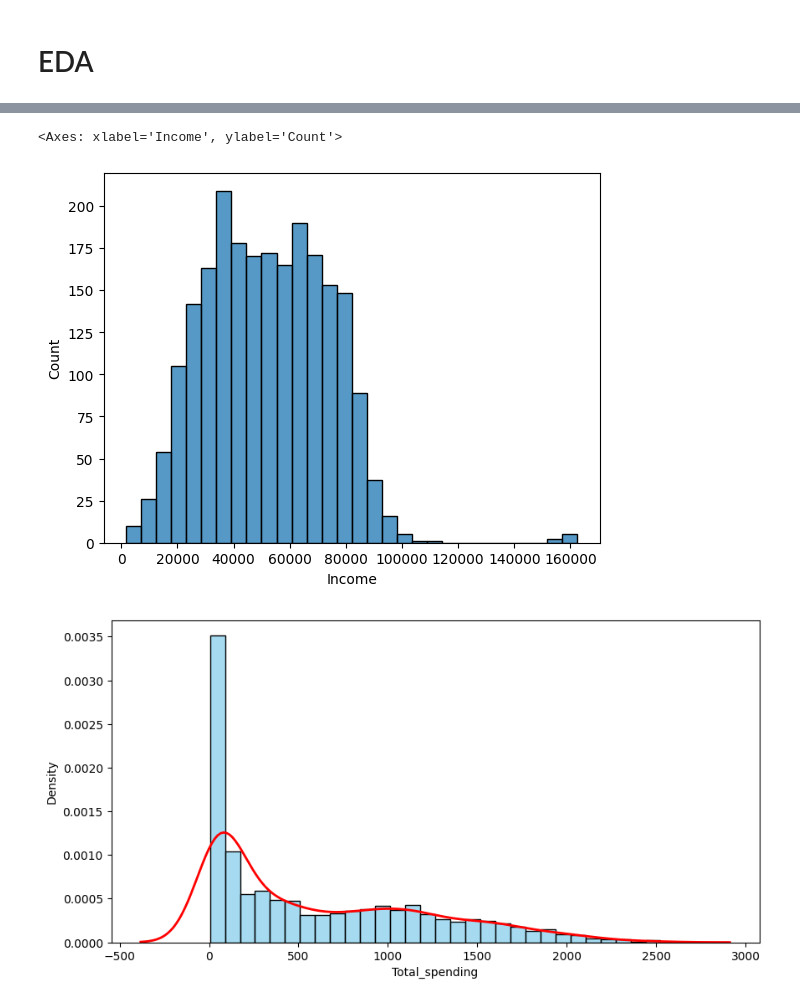
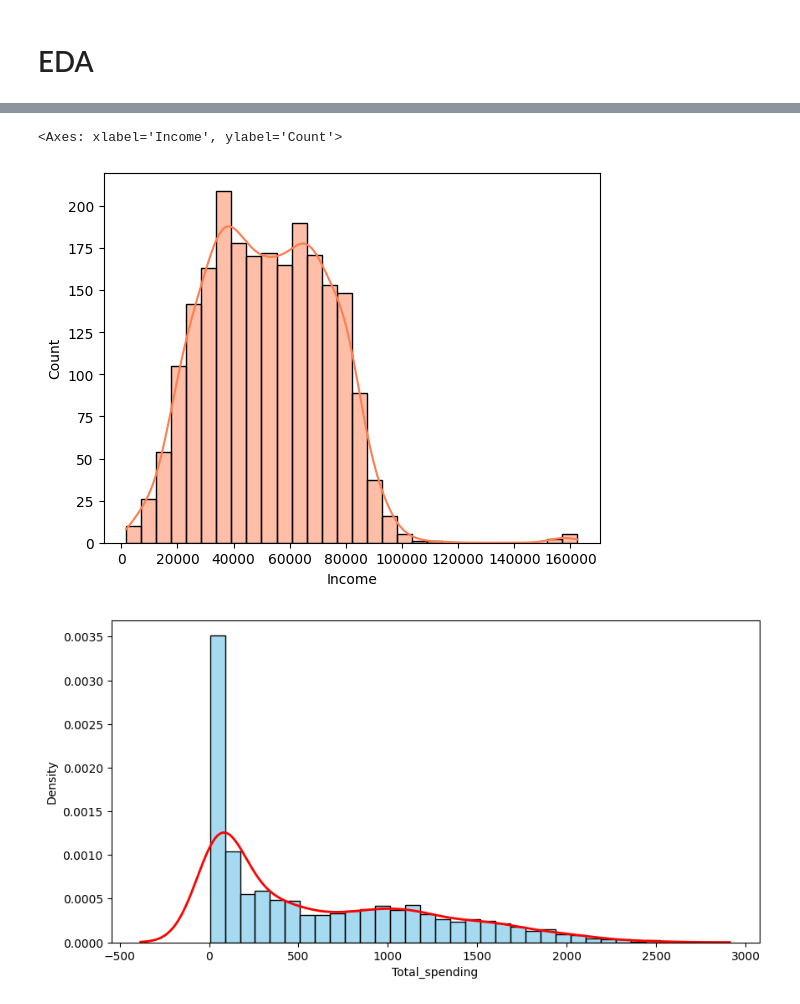
Before and after one commit to RaviNamdeoo/Customer_Segmentation_Analysis, a Jupyter notebook: Customer_segment.ipynb, the cells around one changed output, grey strips where cells are left out. Cells and saved outputs as stored; diff of their text form; code cells hidden in the pictures.

```diff
--- a/Customer_segment.ipynb
+++ b/Customer_segment.ipynb
@@ -326,0 +377,2 @@ df = df.drop(df[df['ID'] == 9432].index)
+# %%
+df['Dt_Customer_month'] = df['Dt_Customer'].dt.month_name()
@@ -338,8 +403,8 @@ df[df['Age'] > 100]
 # %%
-sns.histplot(df['Income'], bins=30)
+sns.histplot(df['Income'], bins=30, kde=True, color='coral')
 # %% [output]
 <Axes: xlabel='Income', ylabel='Count'>
-[figure, old version]
+[figure, new version]
 # %%
 fig, ax = plt.subplots(figsize=(10, 5))
 sns.histplot(df['Total_spending'], bins=30, color='skyblue', stat='density', ax=ax)
```
Also changed, not shown: parts of 31 cells of this notebook.
